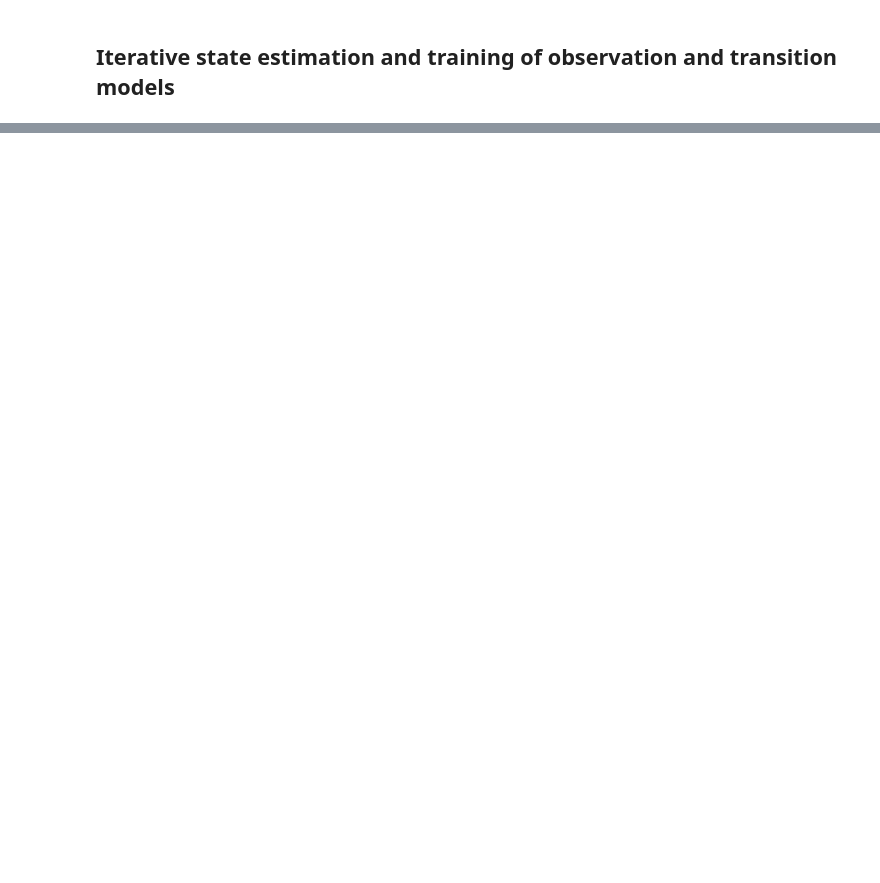
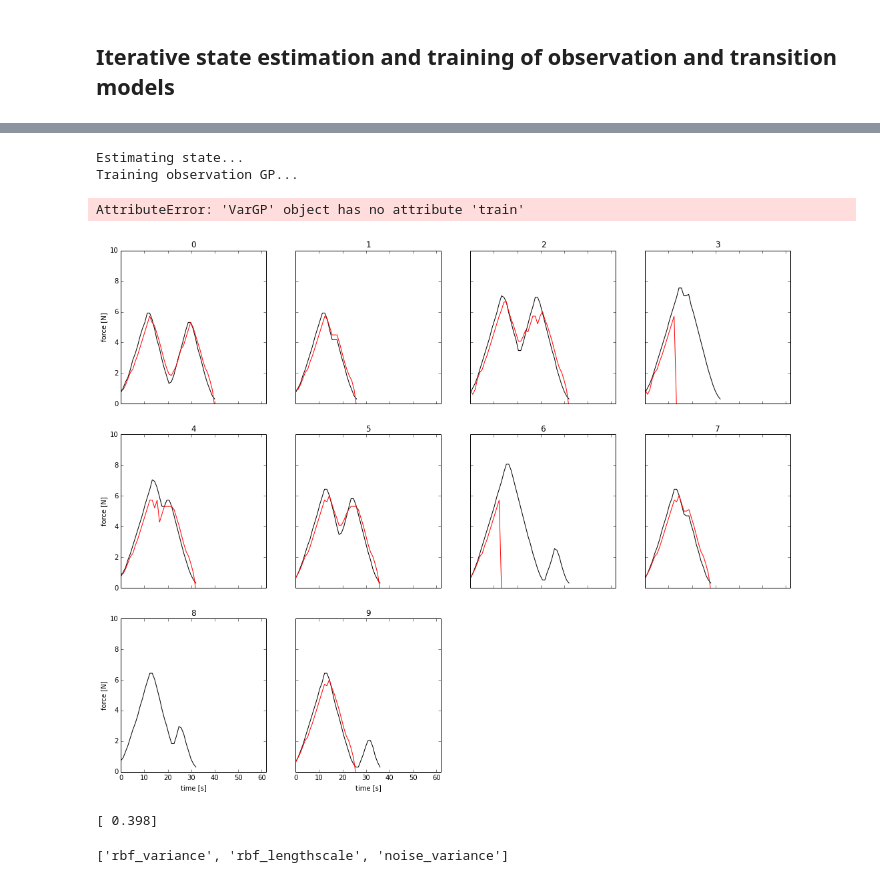
Before and after one commit to surban/ml, a Jupyter notebook: notebooks/Skin-Multifreq-ControlObservationChain.ipynb, the cells around one changed output, grey strips where cells are left out. Drawn from its saved outputs; the diff is of its cells as text; code cells hidden in the pictures; blank space fills up the shorter version.

```diff
--- a/notebooks/Skin-Multifreq-ControlObservationChain.ipynb
+++ b/notebooks/Skin-Multifreq-ControlObservationChain.ipynb
@@ -225,0 +188,51 @@ MSE internal:         0.109705962162
+# %%
+# prepare data
+n_smpls = 10
+discrete_force = ws_hys_trn.discrete_force['trn'][..., 0:n_smpls]
+observations = select_features(ws_hys_trn, ws_hys_trn.skin['trn'][..., 0:n_smpls])
+valid = ws_hys_trn.valid['trn'][..., 0:n_smpls]
+
+# estimate state using current weights
+print "Estimating state..."""
+p_states, p_log_p = iterate_over_samples(sc.most_probable_states_given_inputs_and_observations,
+                                         valid, discrete_force, observations)
+
+# train observation GP
+print "Training observation GP..."
+sc.train_observations(p_states, observations, valid,
+                      kernel=lambda: gpy.kern.rbf(n_features),
+                      finetune=True)
+
+# train transition GPs
+print "Training transition GPs..."
+sc.train_transitions(p_states, discrete_force, valid,
+                     mngful_dist=4,
+                     kernel=lambda: gpy.kern.rbf(1) + gpy.kern.linear(1),
+                     finetune=True)
+# %% [output]
+Estimating state...
+Training observation GP...
+AttributeError: 'VarGP' object has no attribute 'train'
+# %%
+p_states, p_log_p = iterate_over_samples(sc.most_probable_states_given_inputs_and_observations,
+                                         valid, discrete_force, observations)
+
+n_plot_smpls = 42
+figsize(18,14)
+ml.apps.skin.timeseries.max_force = 10
+plot_multicurve_time(ws_hys_trn.from_discrete_force(discrete_force[:, 0:n_plot_smpls]),
+                     None, valid[:, 0:n_plot_smpls],
+                     force_predicted=ws_hys_trn.from_discrete_force(p_states[:, 0:n_plot_smpls]),
+                     timestep=ws_hys_tst.ds.timestep)
+# %% [output]
+[figure, added]
+# %%
+print sc.gp_states_given_observations.gp['rbf_variance']
+# %% [output]
+[ 0.398]
+# %%
+a = sc.gp_states_given_observations.gp._get_param_names()
+
+print a
+# %% [output]
+['rbf_variance', 'rbf_lengthscale', 'noise_variance']
```
Also changed, not shown: parts of 13 cells of this notebook, 1 other file.
